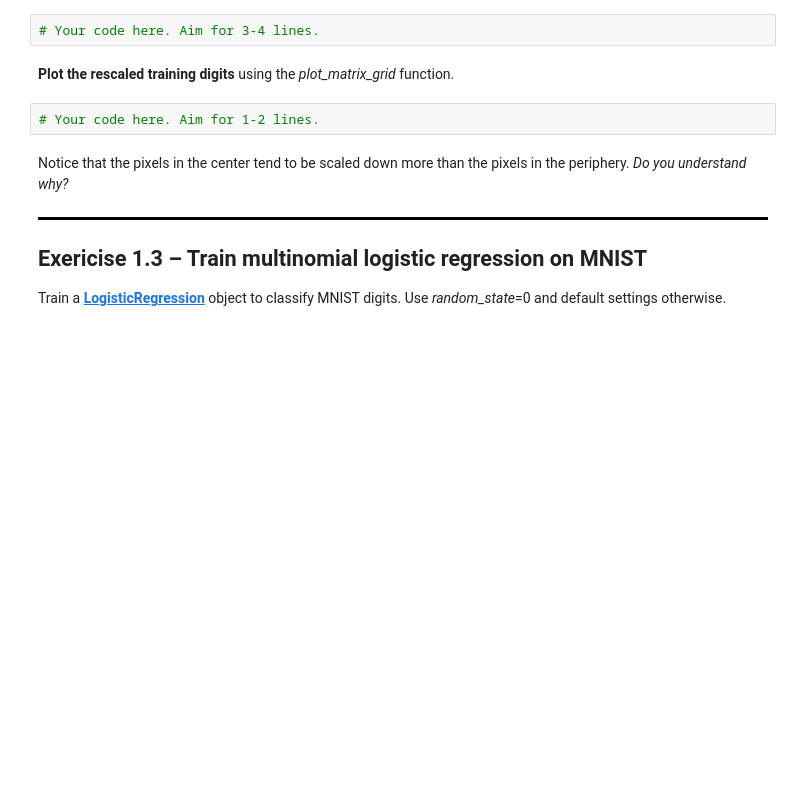
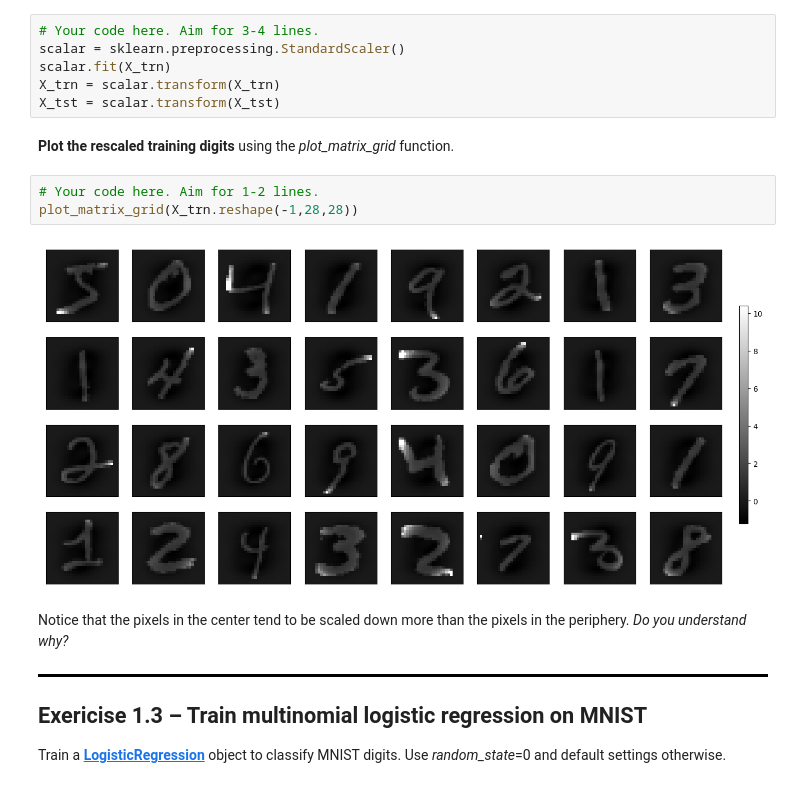
Before and after one commit to KrisTheCanadian/COMP-432-Labs, a Jupyter notebook: Lab5/lab5-exercises.ipynb, the cells around one changed output. Drawn from its saved outputs; the diff is of its cells as text; blank space fills up the shorter version.

```diff
--- a/Lab5/lab5-exercises.ipynb
+++ b/Lab5/lab5-exercises.ipynb
@@ -98,10 +116,17 @@ Certain models trained on MNIST work better when the features are normalized. Us
 **Write a few lines of code** to normalize both you *X_trn* and *X_tst* variables. You can just over-write those variables with the new (normalized) feature arrays, and discard the original unscaled data.
 # %%
 # Your code here. Aim for 3-4 lines.
+scalar = sklearn.preprocessing.StandardScaler()
+scalar.fit(X_trn)
+X_trn = scalar.transform(X_trn)
+X_tst = scalar.transform(X_tst)
 # %% [markdown]
 **Plot the rescaled training digits** using the *plot_matrix_grid* function.
 # %%
 # Your code here. Aim for 1-2 lines.
+plot_matrix_grid(X_trn.reshape(-1,28,28))
+# %% [output]
+[figure, added]
 # %% [markdown]
 Notice that the pixels in the center tend to be scaled down more than the pixels in the periphery. *Do you understand why?*
 # %% [markdown]
```
Also changed, not shown: parts of 28 cells of this notebook, 2 other files.
